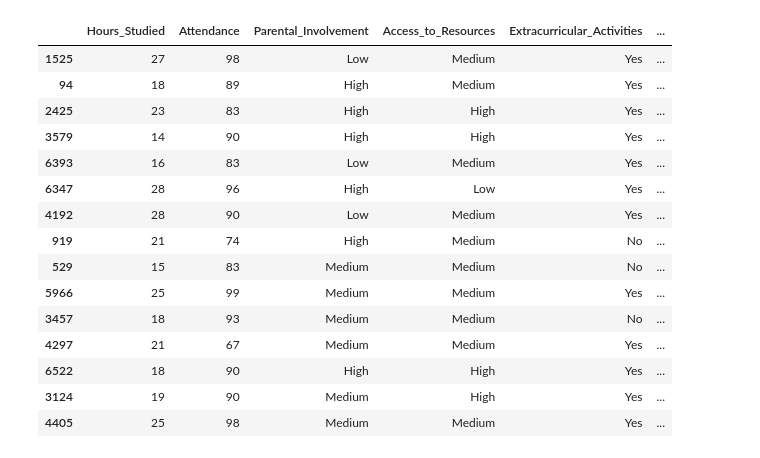
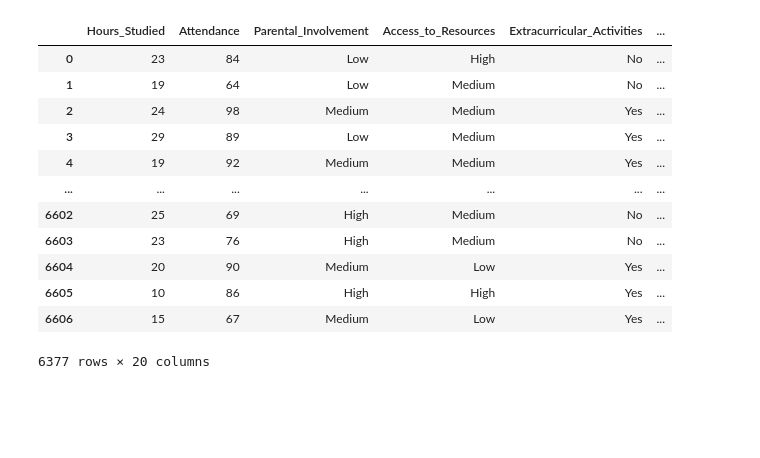
Before and after one commit to mgreiss/Project-1---SMU, a Jupyter notebook: dataExploration.ipynb, the cells around one changed output. Cells and saved outputs as stored; diff of their text form; code cells hidden in the pictures; blank space fills up the shorter version.

Commit message:
A lot
Data Exploration and Data analysis nearly completed

```diff
--- a/dataExploration.ipynb
+++ b/dataExploration.ipynb
@@ -1,3 +1,13 @@
 # %%
 import pandas as pd
 import numpy as np
+# %%
+# Student data filepath
+student_data_path = "data/StudentPerformanceFactors.csv"
+
+# Student data dataframe created by reading the CSV with pandas
+csv_df = pd.read_csv(student_data_path)
+
+#prints number of students
+print(f"This data set has {len(csv_df)} rows of student data")
+csv_df.head()
@@ -3,0 +43,4 @@ import numpy as np
+# %%
+#Drops null values can checks again
+student_df = csv_df.dropna()
+student_df.isnull().sum()
@@ -3,0 +65,4 @@ import numpy as np
+# %%
+#Removes the outlier score of 101
+student_df = student_df[student_df["Exam_Score"] <= 100]
+student_df.sort_values(["Exam_Score"], ascending=False)
@@ -4,37 +95,31 @@ import numpy as np
 # %%
-# Student data filepath
-student_data_path = "data/StudentPerformanceFactors.csv"
-
-# Student data dataframe created by reading the CSV with pandas
-student_df = pd.read_csv(student_data_path)
-
 #Map the String values for each column needed
 #student_df['Parental_Involvement'] = student_df['Parental_Involvement'].map({'Low': 1, 'Medium': 2, 'High': 3})
 #student_df['Access_to_Resources'] = student_df['Access_to_Resources'].map({'Low': 1, 'Medium': 2, 'High': 3})
+#student_df['Extracurricular_Activities'] = student_df['Extracurricular_Activities'].map({'No': 0, 'Yes': 1})
 #student_df['Motivation_Level'] = student_df['Motivation_Level'].map({'Low': 1, 'Medium': 2, 'High': 3})
+#student_df['Internet_Access'] = student_df['Internet_Access'].map({'No': False, 'Yes': True})
 #student_df['Family_Income'] = student_df['Family_Income'].map({'Low': 1, 'Medium': 2, 'High': 3})
+#student_df['Teacher_Quality'] = student_df['Teacher_Quality'].map({'Low': 1, 'Medium': 2, 'High': 3})
 #student_df['Distance_from_Home'] = student_df['Distance_from_Home'].map({'Near': 1, 'Moderate': 2, 'Far': 3})
-#student_df['Teacher_Quality'] = student_df['Teacher_Quality'].map({'Low': 1, 'Medium': 2, 'High': 3})
+#student_df['Internet_Access'] = student_df['Internet_Access'].map({'No': False, 'Yes': True})
 #student_df['Peer_Influence'] = student_df['Peer_Influence'].map({'Negative': 1, 'Neutral': 2, 'Positive': 3})
+#student_df['Internet_Access'] = student_df['Internet_Access'].map({'No': False, 'Yes': True})
+#student_df['Parental_Education_Level'] = student_df['Parental_Education_Level'].map({'High School': 1, 'College': 2, 'Postgraduate': 3})
+#student_df['Gender'] = student_df['Gender'].map({'Male': 0, 'Female': 1})
+
+student_df
+# %% [output]
+|  | Hours_Studied | Attendance | Parental_Involvement | Access_to_Resources | Extracurricular_Activities | ... |
+| 0 | 23 | 84 | Low | High | No | ... |
+| 1 | 19 | 64 | Low | Medium | No | ... |
+| 2 | 24 | 98 | Medium | Medium | Yes | ... |
+| 3 | 29 | 89 | Low | Medium | Yes | ... |
+| 4 | 19 | 92 | Medium | Medium | Yes | ... |
+| ... | ... | ... | ... | ... | ... | ... |
+| 6602 | 25 | 69 | High | Medium | No | ... |
+| 6603 | 23 | 76 | High | Medium | No | ... |
+| 6604 | 20 | 90 | Medium | Low | Yes | ... |
+| 6605 | 10 | 86 | High | High | Yes | ... |
+| 6606 | 15 | 67 | Medium | Low | Yes | ... |
+6377 rows × 20 columns
-# %%
-#Dataframe sorted by Exam sxocres over 90
-A_grade_dataframe = student_df[(student_df["Exam_Score"] >= 90)]
-A_grade_dataframe = A_grade_dataframe.sort_values(["Exam_Score"], ascending=False)
-A_grade_dataframe.head(15)
-# %% [output]
-|  | Hours_Studied | Attendance | Parental_Involvement | Access_to_Resources | Extracurricular_Activities | ... |
-| 1525 | 27 | 98 | Low | Medium | Yes | ... |
-| 94 | 18 | 89 | High | Medium | Yes | ... |
-| 2425 | 23 | 83 | High | High | Yes | ... |
-| 3579 | 14 | 90 | High | High | Yes | ... |
-| 6393 | 16 | 83 | Low | Medium | Yes | ... |
-| 6347 | 28 | 96 | High | Low | Yes | ... |
-| 4192 | 28 | 90 | Low | Medium | Yes | ... |
-| 919 | 21 | 74 | High | Medium | No | ... |
-| 529 | 15 | 83 | Medium | Medium | No | ... |
-| 5966 | 25 | 99 | Medium | Medium | Yes | ... |
-| 3457 | 18 | 93 | Medium | Medium | No | ... |
-| 4297 | 21 | 67 | Medium | Medium | Yes | ... |
-| 6522 | 18 | 90 | High | High | Yes | ... |
-| 3124 | 19 | 90 | Medium | High | Yes | ... |
-| 4405 | 25 | 98 | Medium | Medium | Yes | ... |
```
Also changed, not shown: parts of 11 cells of this notebook, 11 other files.
